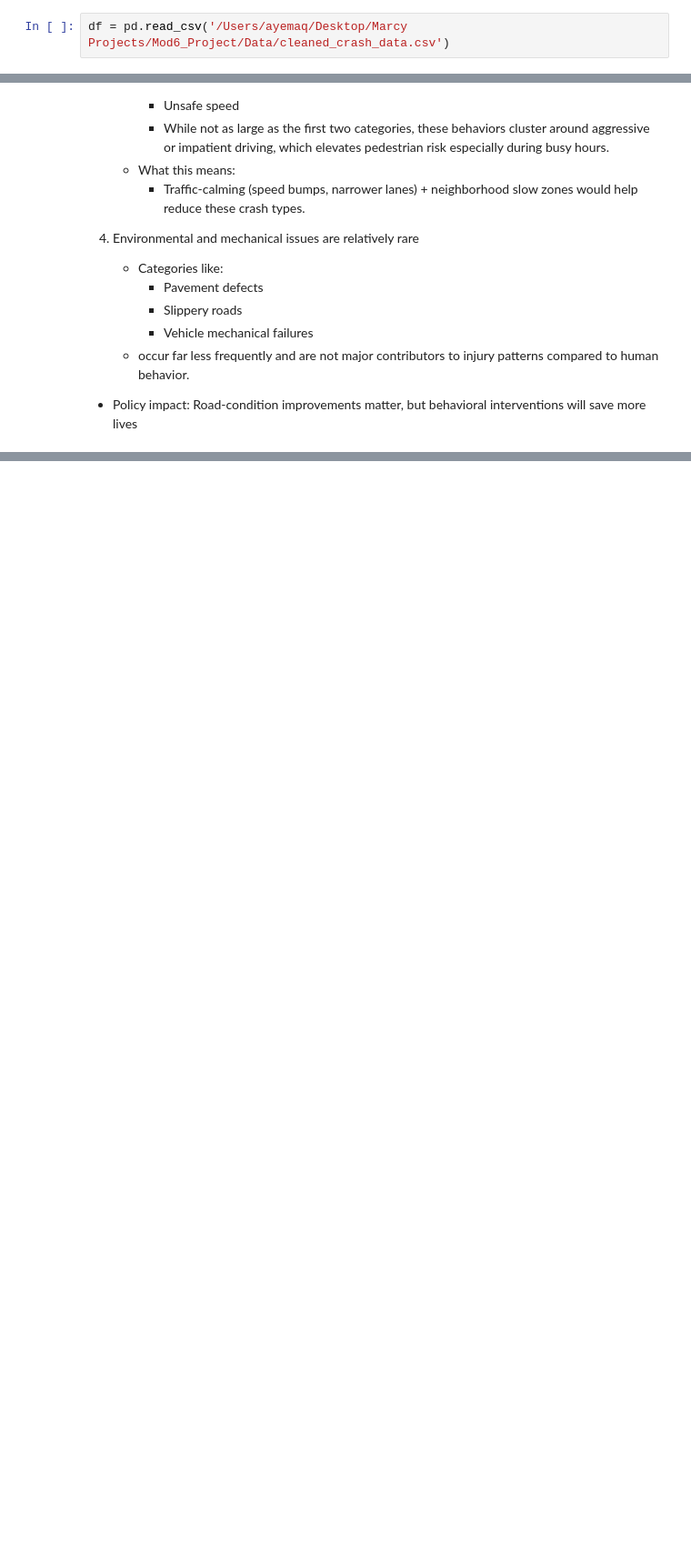
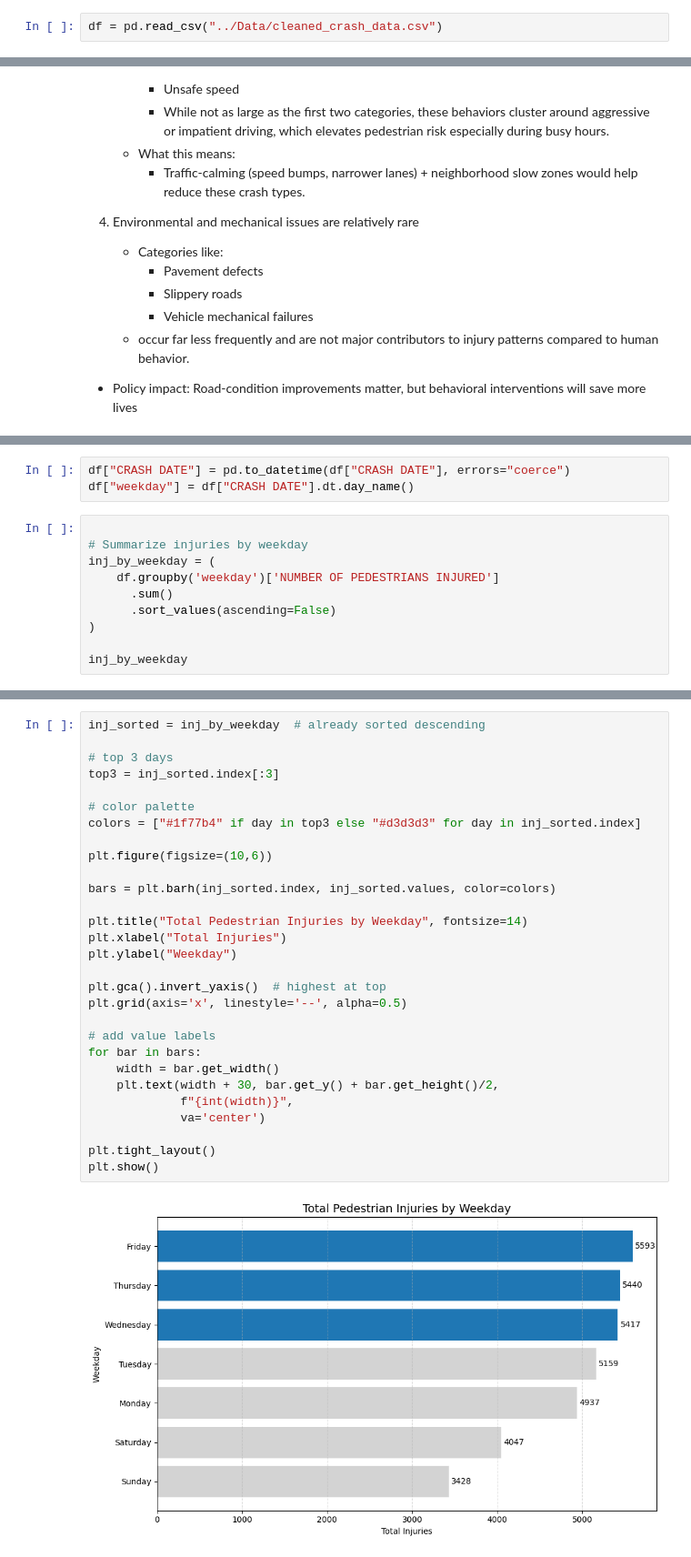
Before and after one commit to ayemaqu/Mod6_Project, a Jupyter notebook: notebooks/eda1.ipynb, the cells around one changed output, grey strips where cells are left out. Shown at 91% size. Drawn from its saved outputs; the diff is of its cells as text; blank space fills up the shorter version.

```diff
--- a/notebooks/eda1.ipynb
+++ b/notebooks/eda1.ipynb
@@ -6,7 +6,7 @@
 # %%
 import pandas as pd
 # %%
-df = pd.read_csv('/Users/ayemaq/Desktop/Marcy Projects/Mod6_Project/Data/cleaned_crash_data.csv')
+df = pd.read_csv("../Data/cleaned_crash_data.csv")
 # %%
 df.shape
 # %% [output]
@@ -480,0 +483,13 @@ plt.show()
+# %%
+df["CRASH DATE"] = pd.to_datetime(df["CRASH DATE"], errors="coerce")
+df["weekday"] = df["CRASH DATE"].dt.day_name()
+# %%
+
+# Summarize injuries by weekday
+inj_by_weekday = (
+    df.groupby('weekday')['NUMBER OF PEDESTRIANS INJURED']
+      .sum()
+      .sort_values(ascending=False)
+)
+
+inj_by_weekday
@@ -480,0 +506,31 @@ plt.show()
+# %%
+inj_sorted = inj_by_weekday  # already sorted descending
+
+# top 3 days
+top3 = inj_sorted.index[:3]
+
+# color palette
+colors = ["#1f77b4" if day in top3 else "#d3d3d3" for day in inj_sorted.index]
+
+plt.figure(figsize=(10,6))
+
+bars = plt.barh(inj_sorted.index, inj_sorted.values, color=colors)
+
+plt.title("Total Pedestrian Injuries by Weekday", fontsize=14)
+plt.xlabel("Total Injuries")
+plt.ylabel("Weekday")
+
+plt.gca().invert_yaxis()  # highest at top
+plt.grid(axis='x', linestyle='--', alpha=0.5)
+
+# add value labels
+for bar in bars:
+    width = bar.get_width()
+    plt.text(width + 30, bar.get_y() + bar.get_height()/2,
+             f"{int(width)}",
+             va='center')
+
+plt.tight_layout()
+plt.show()
+# %% [output]
+[figure, added]
```
Also changed, not shown: parts of 4 cells of this notebook, 3 other files.
